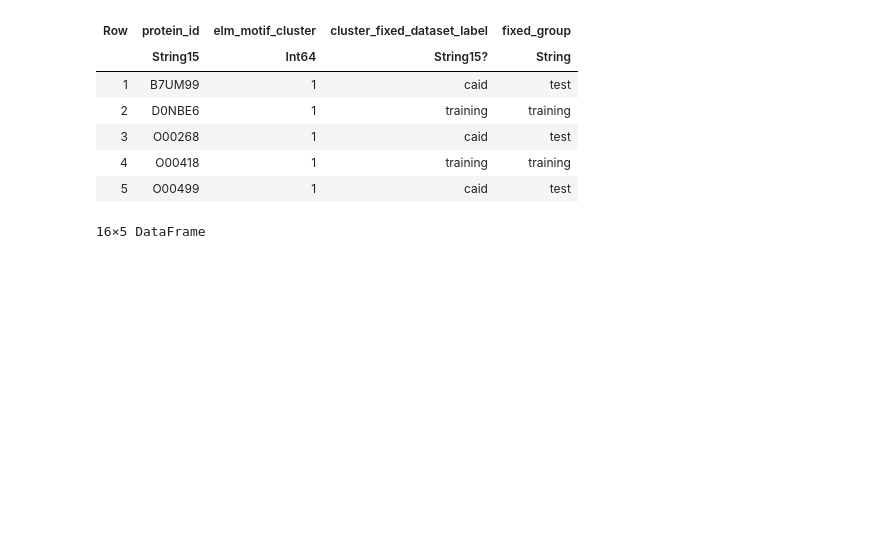
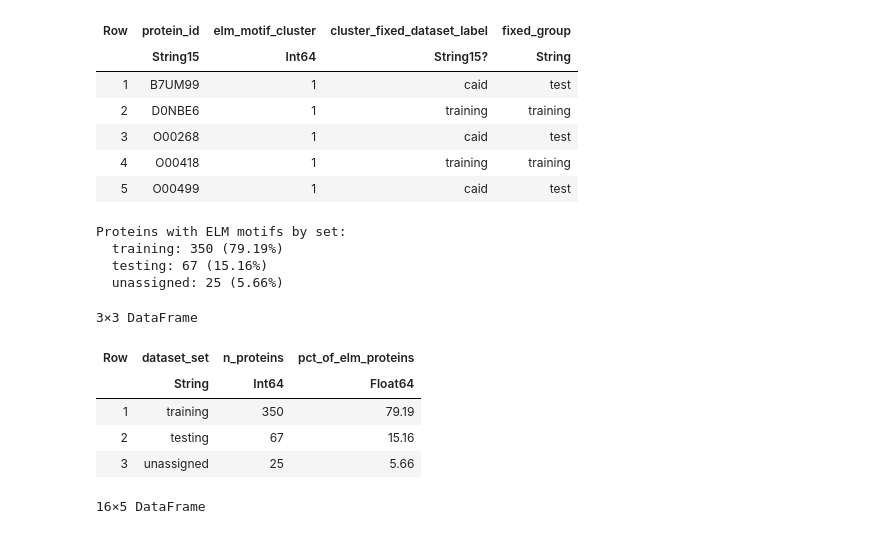
Before and after one commit to diegozea/IDRBindingDataset.jl, a Jupyter notebook: scripts/12_elm_clusters.ipynb, the cells around one changed output. Drawn from its saved outputs; the diff is of its cells as text; code cells hidden in the pictures; blank space fills up the shorter version.

```diff
--- a/scripts/12_elm_clusters.ipynb
+++ b/scripts/12_elm_clusters.ipynb
@@ -69,6 +69,46 @@ first(elm_fixed, 5)
 | 3 | O00268 | 1 | caid | test |
 | 4 | O00418 | 1 | training | training |
 | 5 | O00499 | 1 | caid | test |
+# %%
+# Count unique proteins with ELM motifs by dataset set.
+protein_sets = unique(select(elm_fixed, :protein_id, :fixed_group))
+
+protein_sets.dataset_set = map(protein_sets.fixed_group) do g
+    if g == "training"
+        return "training"
+    elseif g == "test"
+        return "testing"
+    elseif g == "without_fixed_label"
+        return "unassigned"
+    else
+        return g
+    end
+end
+
+protein_counts = combine(groupby(protein_sets, :dataset_set), nrow => :n_proteins)
+set_order = Dict("training" => 1, "testing" => 2, "unassigned" => 3)
+protein_counts.sort_key = [get(set_order, s, 99) for s in protein_counts.dataset_set]
+sort!(protein_counts, :sort_key)
+select!(protein_counts, Not(:sort_key))
+protein_counts.pct_of_elm_proteins = round.(100 .* protein_counts.n_proteins ./ sum(protein_counts.n_proteins); digits = 2)
+
+println("Proteins with ELM motifs by set:")
+for row in eachrow(protein_counts)
+    println("  ", row.dataset_set, ": ", row.n_proteins, " (", row.pct_of_elm_proteins, "%)")
+end
+
+protein_counts
+# %% [output]
+Proteins with ELM motifs by set:
+  training: 350 (79.19%)
+  testing: 67 (15.16%)
+  unassigned: 25 (5.66%)
+3×3 DataFrame
+| Row | dataset_set | n_proteins | pct_of_elm_proteins |
+|  | String | Int64 | Float64 |
+| 1 | training | 350 | 79.19 |
+| 2 | testing | 67 | 15.16 |
+| 3 | unassigned | 25 | 5.66 |
 # %%
 distribution = combine(
     groupby(elm_fixed, [:elm_motif_cluster, :fixed_group]),
```
Also changed, not shown: parts of 1 cell of this notebook.
